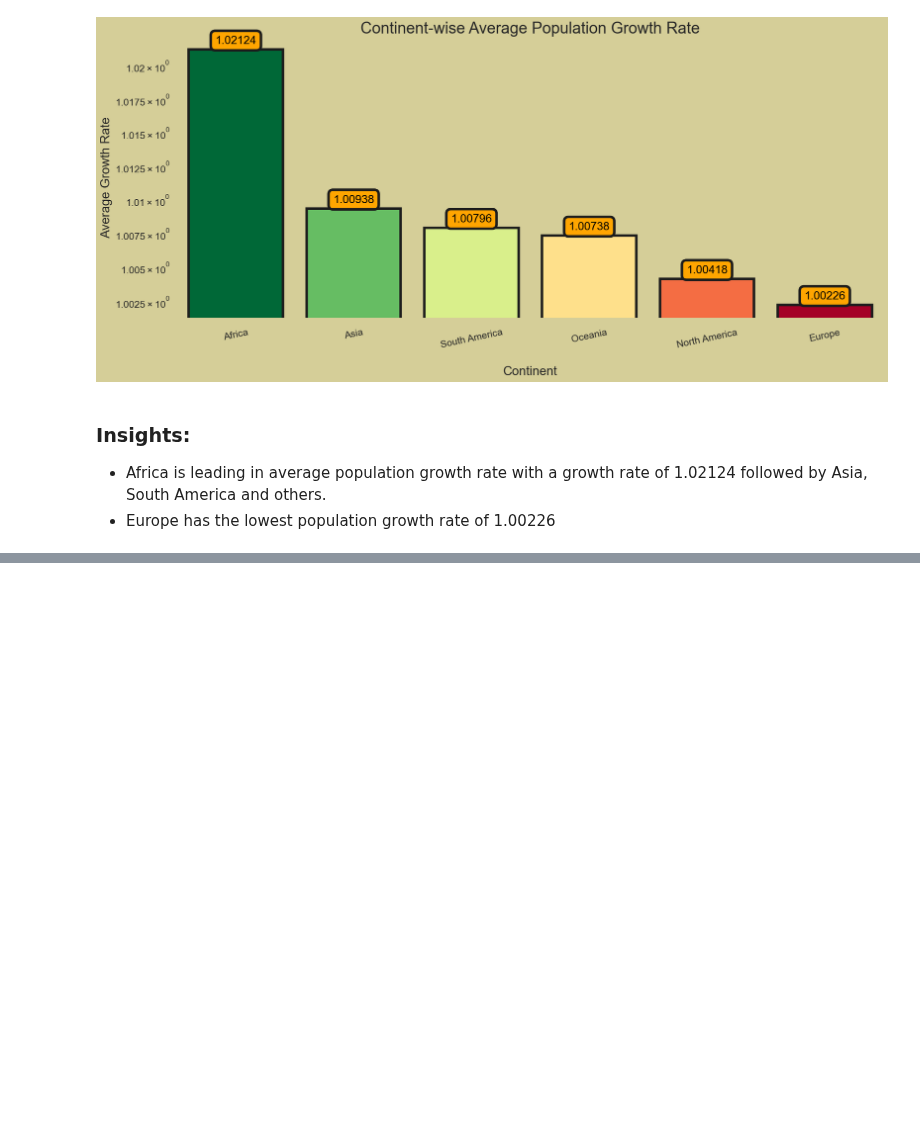
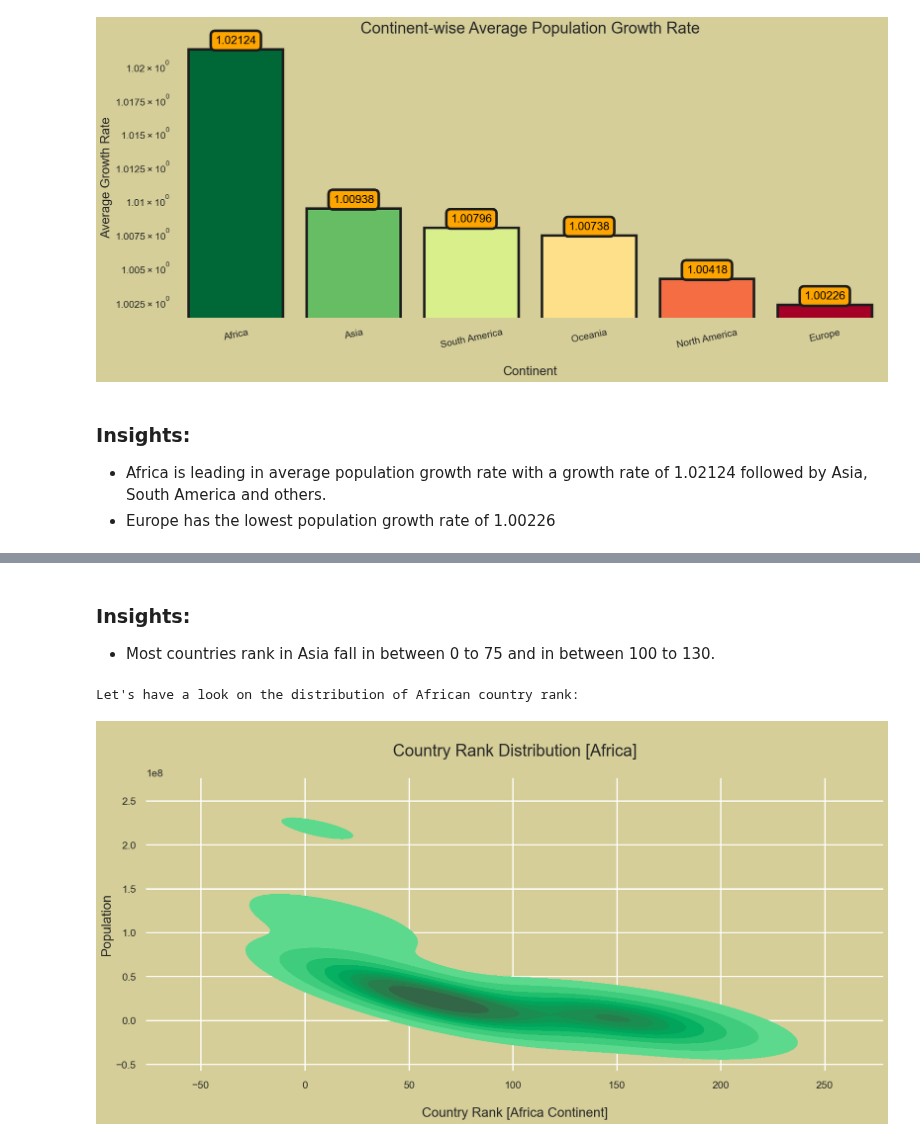
Before and after one commit to noahnoahnoahtran/EDA, a Jupyter notebook: 2_world_population/world_population.ipynb, the cells around one changed output, grey strips where cells are left out. Cells and saved outputs as stored; diff of their text form; code cells hidden in the pictures; blank space fills up the shorter version.

```diff
--- a/2_world_population/world_population.ipynb
+++ b/2_world_population/world_population.ipynb
@@ -610,0 +629,9 @@ Let's have a look on the continent-wise average population growth rate:
+# %% [markdown]
+### **Insights**:
+- Most countries rank in Asia fall in between 0 to 75 and in between 100 to 130.
+# %%
+print("Let's have a look on the distribution of African country rank:")
+rank("Africa", palette[0])
+# %% [output]
+Let's have a look on the distribution of African country rank:
+[figure, added]
```
Also changed, not shown: parts of 14 cells of this notebook.
